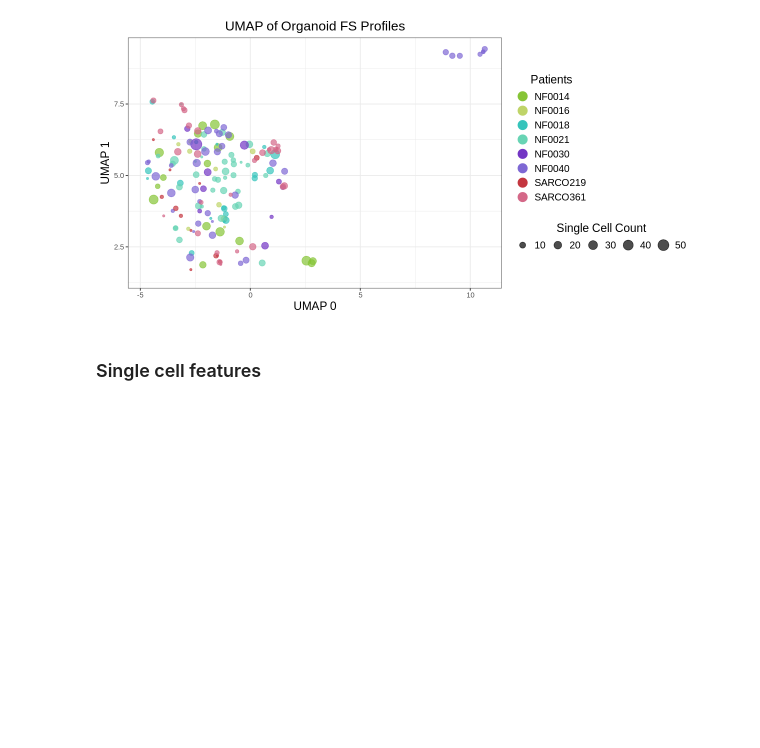
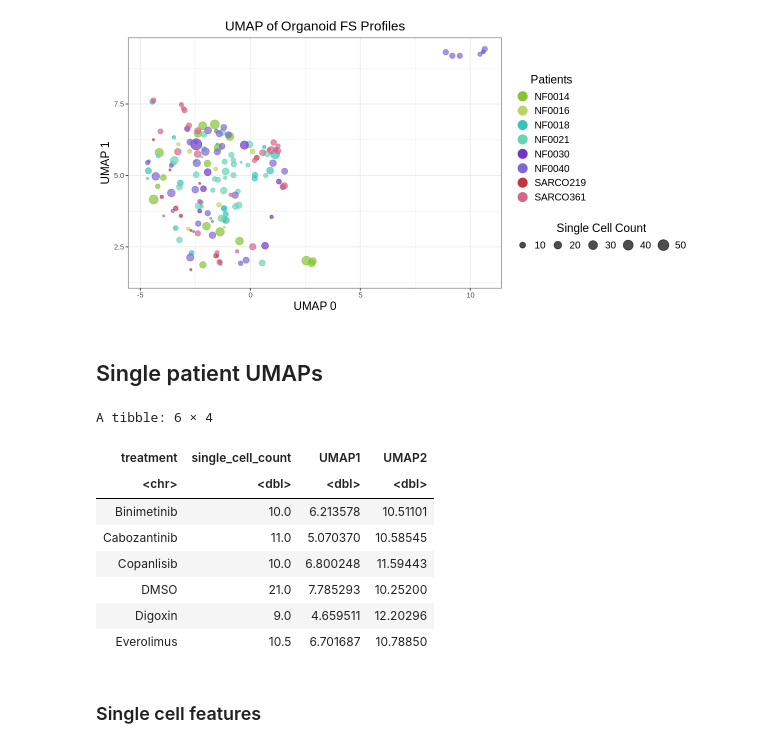
Before and after one commit to MikeLippincott/GFF_3D_organoid_profiling_pipeline, a Jupyter notebook: 5.EDA/notebooks/1.plot_umap.ipynb, the cells around one changed output. Drawn from its saved outputs; the diff is of its cells as text; code cells hidden in the pictures; blank space fills up the shorter version.

Commit message:
add umaps

```diff
--- a/5.EDA/notebooks/1.plot_umap.ipynb
+++ b/5.EDA/notebooks/1.plot_umap.ipynb
@@ -291,3 +291,21 @@ Warning message:
 “Removed 82 rows containing missing values or values outside the scale range
 (`geom_point()`).”
 [figure]
+# %% [markdown]
+## Single patient UMAPs
+# %%
+# NF0014 patient
+patient <- "NF0014"
+patient_umap_file_path <- file.path(root_dir, paste0("5.EDA/results/patient_results/",patient,"_organoid_consensus_umap.parquet"))
+umap_results_patient <- arrow::read_parquet(patient_umap_file_path)
+head(umap_results_patient)
+# %% [output]
+A tibble: 6 × 4
+| treatment | single_cell_count | UMAP1 | UMAP2 |
+| <chr> | <dbl> | <dbl> | <dbl> |
+| Binimetinib | 10.0 | 6.213578 | 10.51101 |
+| Cabozantinib | 11.0 | 5.070370 | 10.58545 |
+| Copanlisib | 10.0 | 6.800248 | 11.59443 |
+| DMSO | 21.0 | 7.785293 | 10.25200 |
+| Digoxin | 9.0 | 4.659511 | 12.20296 |
+| Everolimus | 10.5 | 6.701687 | 10.78850 |
```
Also changed, not shown: parts of 1 cell of this notebook, 2 other files.
